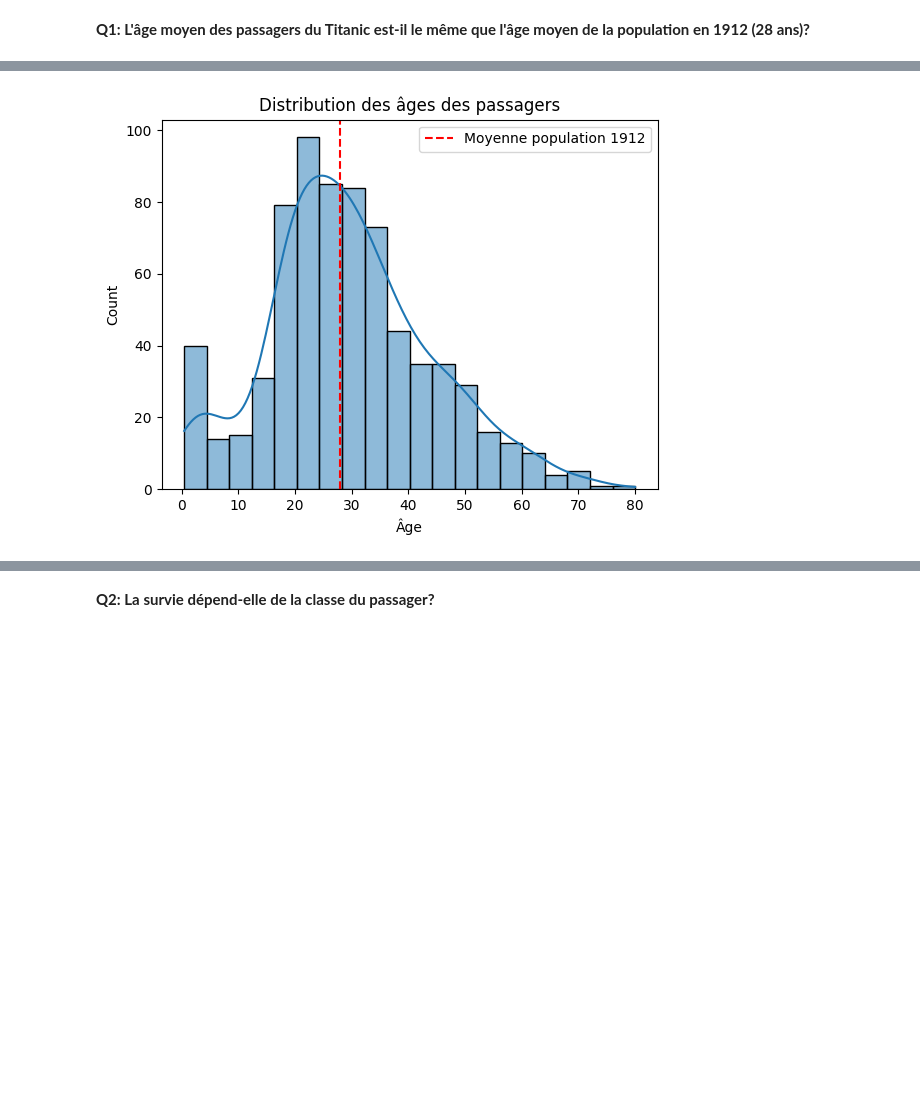
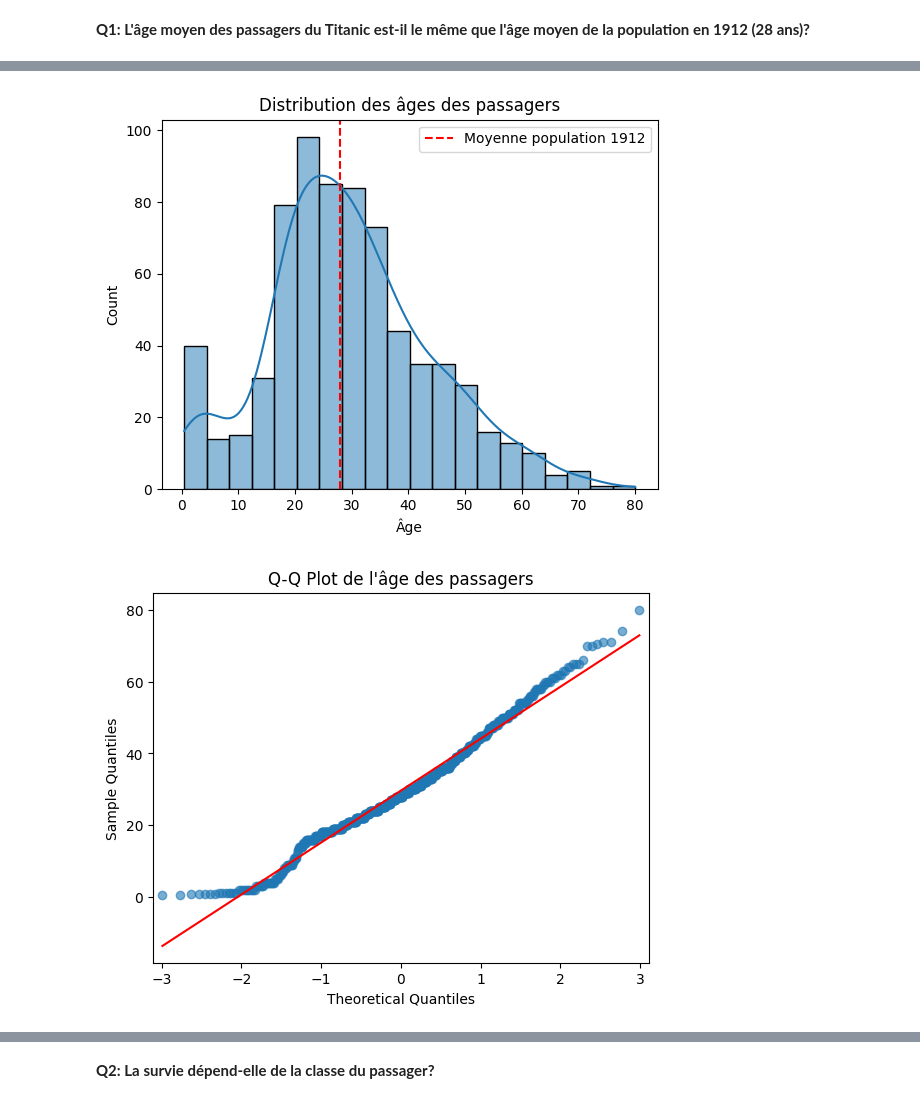
Before and after one commit to cutiips/TheBancalRepo, a Jupyter notebook: Projet.ipynb, the cells around one changed output, grey strips where cells are left out. Drawn from its saved outputs; the diff is of its cells as text; code cells hidden in the pictures; blank space fills up the shorter version.

Commit message:
Ajout de plusieurs calculs, notamment la médiane et les quartiles. Ajout des réponses pour la question 1.

```diff
--- a/Projet.ipynb
+++ b/Projet.ipynb
@@ -112,37 +148,86 @@ display(data_clean)
 # %%
 import matplotlib.pyplot as plt
 import seaborn as sns
-from scipy.stats import shapiro, ttest_1samp
+import scipy.stats as stats
+from scipy.stats import ttest_1samp
+import statsmodels.api as sm
 
-# 1. Visualisation
+# 1. Visualisation de la distribution des âges
 sns.histplot(data_clean["Age"], kde=True)
 plt.axvline(28, color='red', linestyle='--', label='Moyenne population 1912')
 plt.legend()
 plt.title("Distribution des âges des passagers")
 plt.xlabel("Âge")
 plt.show()
 
-# 2. Test de normalité
-stat, p_shapiro = shapiro(data_clean["Age"])
-print(f"Shapiro-Wilk p-value : {p_shapiro:.3f}")
+# 2. Vérification de la normalité avec un Q-Q plot
+sm.qqplot(data_clean["Age"], line='s', marker='o', color='blue', alpha=0.6)
+plt.title("Q-Q Plot de l'âge des passagers")
+plt.show()
 
 # 3. Test t pour une moyenne
 t_stat, p_value = ttest_1samp(data_clean["Age"], popmean=28)
-print(f"t = {t_stat:.3f}, p = {p_value:.3f}")
+print(f"Statistique t = {t_stat}, p-valeur = {p_value}")
 
 # 4. Décision
 alpha = 0.05
 if p_value < alpha:
     print("Conclusion : On rejette H0 ➡️ l'âge moyen est différent de 28 ans.")
 else:
     print("Conclusion : On ne rejette pas H0 ➡️ pas de différence significative.")
 
-# 5. Taille de l'effet : Cohen's d
+# 5. Calcul de la moyenne et de l'écart-type
 mean_age = data_clean["Age"].mean()
 std_age = data_clean["Age"].std()
+print(f"Moyenne de l'âge des passagers : {mean_age}")
+print(f"Écart-type de l'âge des passagers : {std_age}")
+
+# 6. Taille de l'effet : Cohen's d
 cohen_d = (mean_age - 28) / std_age
-print(f"Cohen's d = {cohen_d:.3f}")
+print(f"Cohen's d = {cohen_d}")
 
-print("conclusion : L'effet est faible (0.2 < d < 0.5) ➡️ pas de différence significative.")
+print("Conclusion : L'effet est faible (0.2 < d < 0.5) ➡️ pas de différence significative.")
+
+# Suppression des valeurs extrêmes (outliers) dans la variable `Age`
+Q1 = data_clean["Age"].quantile(0.25)
+Q3 = data_clean["Age"].quantile(0.75)
+IQR = Q3 - Q1
+
+# Définition des limites
+lower_bound = Q1 - 1.5 * IQR
+upper_bound = Q3 + 1.5 * IQR
+
+# Filtrer les âges dans les limites acceptables
+data_filtered = data_clean[(data_clean["Age"] >= lower_bound) & (data_clean["Age"] <= upper_bound)]
+
+# Calcul de la nouvelle moyenne
+mean_filtered = data_filtered["Age"].mean()
+print(f"Moyenne après suppression des outliers : {mean_filtered}")
+
+
+# Calcul de la médiane
+median_age = data_clean["Age"].median()
+print(f"Médiane d'âge : {median_age}")
+
+
+
+# Comparaison avec les données de l'Insee :
+total_passagers = data_clean["Age"].count()
+
+# Tranches d'âge
+moins_20 = data_clean[data_clean["Age"] < 20].count()["Age"]
+entre_20_59 = data_clean[(data_clean["Age"] >= 20) & (data_clean["Age"] < 60)].count()["Age"]
+plus_60 = data_clean[data_clean["Age"] >= 60].count()["Age"]
+
+# Calcul des pourcentages
+pct_moins_20 = (moins_20 / total_passagers) * 100
+pct_entre_20_59 = (entre_20_59 / total_passagers) * 100
+pct_plus_60 = (plus_60 / total_passagers) * 100
+
+# Affichage des résultats
+print(f"Proportion des passagers de moins de 20 ans : {pct_moins_20}%")
+print(f"Proportion des passagers entre 20 et 59 ans : {pct_entre_20_59}%")
+print(f"Proportion des passagers de 60 ans et plus : {pct_plus_60}%")
 # %% [output]
 [figure]
+[figure, added]
```
Also changed, not shown: parts of 2 cells of this notebook.
